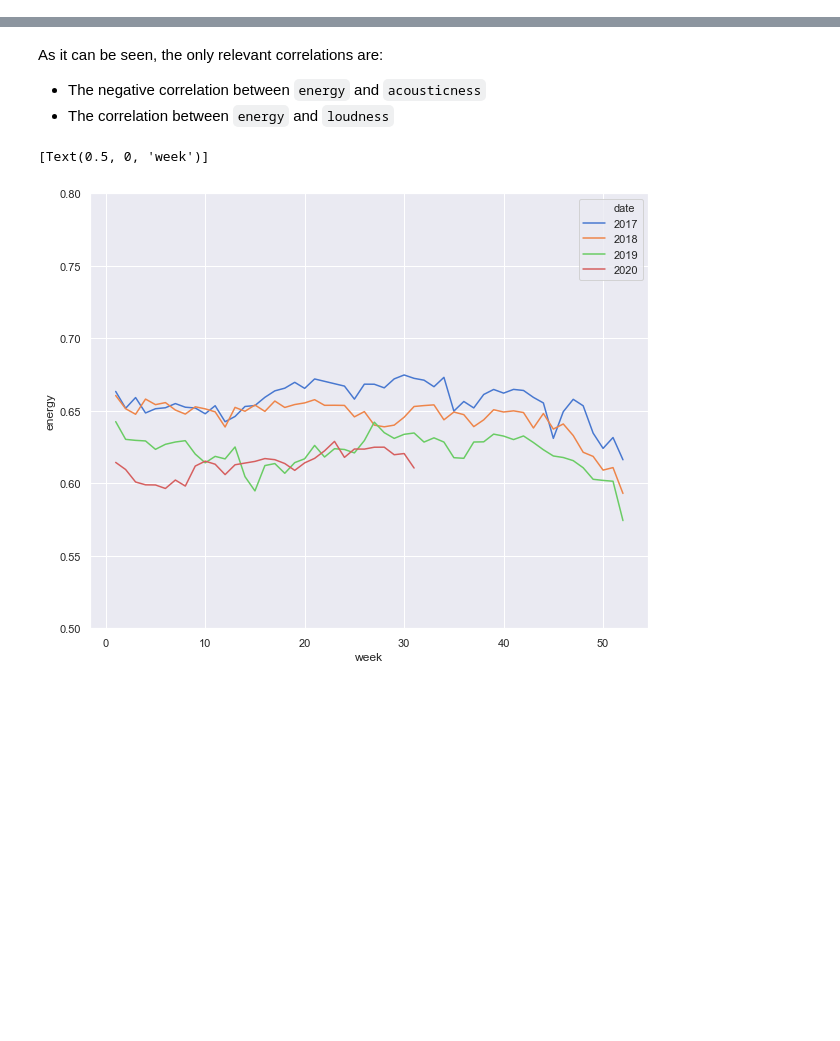
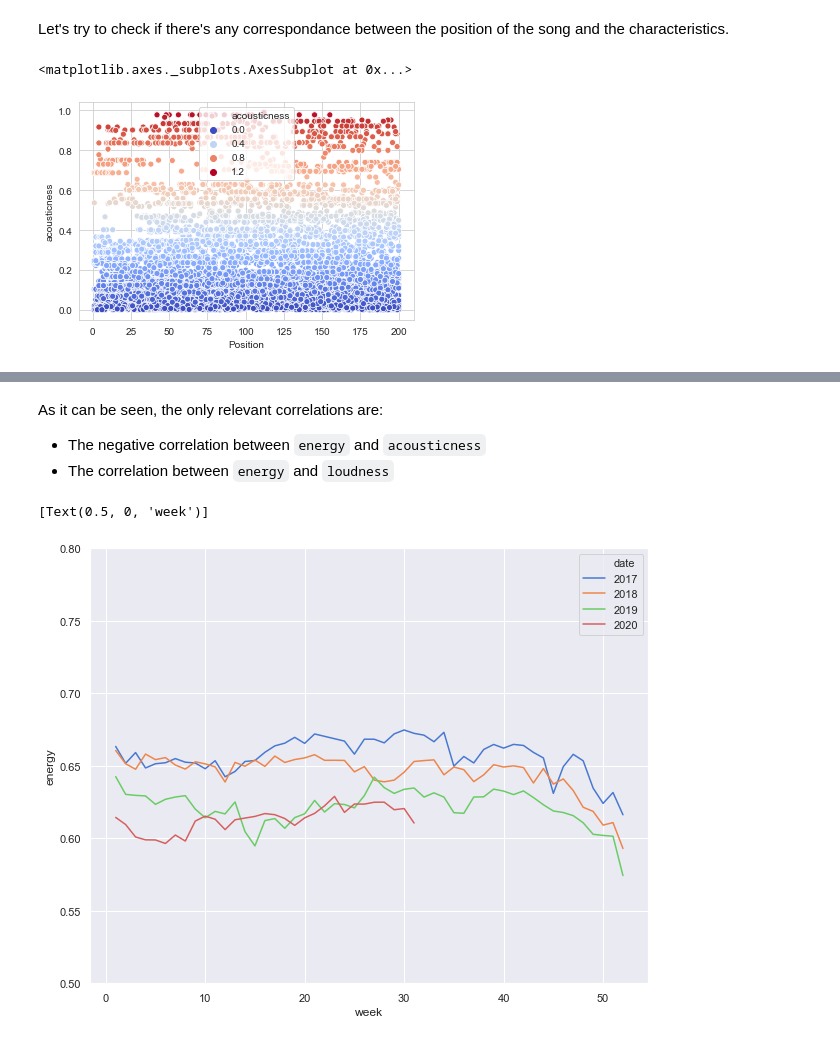
Before and after one commit to mattiasu96/Data-and-Results-Visualization-Project, a Jupyter notebook: Song Features Exploration.ipynb, the cells around one changed output, grey strips where cells are left out. Drawn from its saved outputs; the diff is of its cells as text; code cells hidden in the pictures; blank space fills up the shorter version.

```diff
--- a/Song Features Exploration.ipynb
+++ b/Song Features Exploration.ipynb
@@ -65,0 +86,7 @@ df_relevant = df_resampled.drop(columns=['Unnamed: 0','index','Position','durati
+# %% [markdown]
+Let's try to check if there's any correspondance between the position of the song and the characteristics.
+# %%
+sns.scatterplot(x='Position',y='acousticness',data=df['2020'],hue='acousticness',palette="coolwarm")
+# %% [output]
+<matplotlib.axes._subplots.AxesSubplot at 0x...>
+[figure, added]
```
Also changed, not shown: parts of 11 cells of this notebook.
